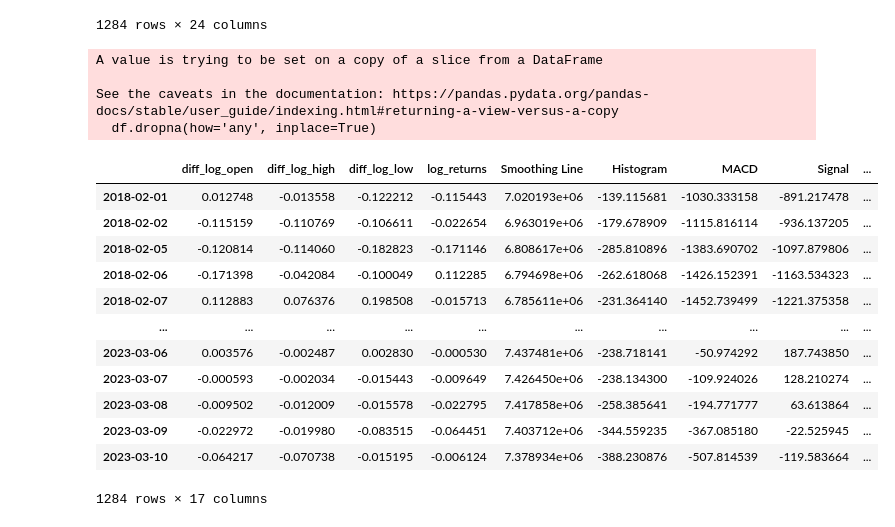
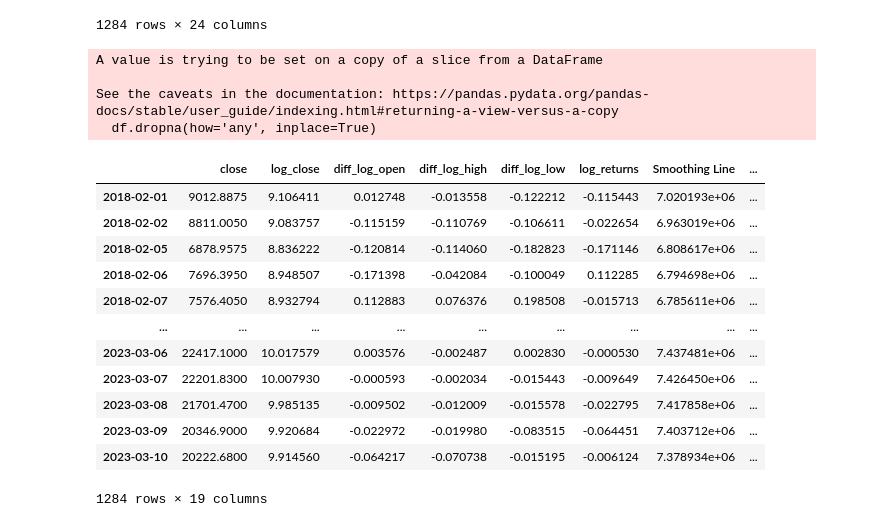
Before and after one commit to d1vory/Bitcoin-Price-Prediction, a Jupyter notebook: models/dataset_maker.ipynb, the cells around one changed output. Saved outputs shown, nothing was run; the diff lists cells and outputs as text; code cells hidden in the pictures.

```diff
--- a/models/dataset_maker.ipynb
+++ b/models/dataset_maker.ipynb
@@ -235,29 +237,29 @@ diffed
 1284 rows × 24 columns
 # %%
 selected_rows = [
-    'diff_log_open', 'diff_log_high', 'diff_log_low', 'log_returns',
+    'close', 'log_close', 'diff_log_open', 'diff_log_high', 'diff_log_low', 'log_returns',
     SMOOTHING_LINE, HISTOGRAM, MACD, SIGNAL, RSI, RSI_MA, OBV, ADX, NV,
     'fear_greed', 'btc_dominance_close', 'btc_dominance_volume', 'sp500_close'
 ]
 
 df = diffed[selected_rows]
 df.dropna(how='any', inplace=True)
 df
 # %% [output]
 A value is trying to be set on a copy of a slice from a DataFrame
 
 See the caveats in the documentation: https://pandas.pydata.org/pandas-docs/stable/user_guide/indexing.html#returning-a-view-versus-a-copy
   df.dropna(how='any', inplace=True)
-|  | diff_log_open | diff_log_high | diff_log_low | log_returns | Smoothing Line | Histogram | MACD | Signal | ... |
-| 2018-02-01 | 0.012748 | -0.013558 | -0.122212 | -0.115443 | 7.020193e+06 | -139.115681 | -1030.333158 | -891.217478 | ... |
-| 2018-02-02 | -0.115159 | -0.110769 | -0.106611 | -0.022654 | 6.963019e+06 | -179.678909 | -1115.816114 | -936.137205 | ... |
-| 2018-02-05 | -0.120814 | -0.114060 | -0.182823 | -0.171146 | 6.808617e+06 | -285.810896 | -1383.690702 | -1097.879806 | ... |
-| 2018-02-06 | -0.171398 | -0.042084 | -0.100049 | 0.112285 | 6.794698e+06 | -262.618068 | -1426.152391 | -1163.534323 | ... |
-| 2018-02-07 | 0.112883 | 0.076376 | 0.198508 | -0.015713 | 6.785611e+06 | -231.364140 | -1452.739499 | -1221.375358 | ... |
-| ... | ... | ... | ... | ... | ... | ... | ... | ... | ... |
-| 2023-03-06 | 0.003576 | -0.002487 | 0.002830 | -0.000530 | 7.437481e+06 | -238.718141 | -50.974292 | 187.743850 | ... |
-| 2023-03-07 | -0.000593 | -0.002034 | -0.015443 | -0.009649 | 7.426450e+06 | -238.134300 | -109.924026 | 128.210274 | ... |
-| 2023-03-08 | -0.009502 | -0.012009 | -0.015578 | -0.022795 | 7.417858e+06 | -258.385641 | -194.771777 | 63.613864 | ... |
-| 2023-03-09 | -0.022972 | -0.019980 | -0.083515 | -0.064451 | 7.403712e+06 | -344.559235 | -367.085180 | -22.525945 | ... |
-| 2023-03-10 | -0.064217 | -0.070738 | -0.015195 | -0.006124 | 7.378934e+06 | -388.230876 | -507.814539 | -119.583664 | ... |
+|  | close | log_close | diff_log_open | diff_log_high | diff_log_low | log_returns | Smoothing Line | ... |
+| 2018-02-01 | 9012.8875 | 9.106411 | 0.012748 | -0.013558 | -0.122212 | -0.115443 | 7.020193e+06 | ... |
+| 2018-02-02 | 8811.0050 | 9.083757 | -0.115159 | -0.110769 | -0.106611 | -0.022654 | 6.963019e+06 | ... |
+| 2018-02-05 | 6878.9575 | 8.836222 | -0.120814 | -0.114060 | -0.182823 | -0.171146 | 6.808617e+06 | ... |
+| 2018-02-06 | 7696.3950 | 8.948507 | -0.171398 | -0.042084 | -0.100049 | 0.112285 | 6.794698e+06 | ... |
+| 2018-02-07 | 7576.4050 | 8.932794 | 0.112883 | 0.076376 | 0.198508 | -0.015713 | 6.785611e+06 | ... |
+| ... | ... | ... | ... | ... | ... | ... | ... | ... |
+| 2023-03-06 | 22417.1000 | 10.017579 | 0.003576 | -0.002487 | 0.002830 | -0.000530 | 7.437481e+06 | ... |
+| 2023-03-07 | 22201.8300 | 10.007930 | -0.000593 | -0.002034 | -0.015443 | -0.009649 | 7.426450e+06 | ... |
+| 2023-03-08 | 21701.4700 | 9.985135 | -0.009502 | -0.012009 | -0.015578 | -0.022795 | 7.417858e+06 | ... |
+| 2023-03-09 | 20346.9000 | 9.920684 | -0.022972 | -0.019980 | -0.083515 | -0.064451 | 7.403712e+06 | ... |
+| 2023-03-10 | 20222.6800 | 9.914560 | -0.064217 | -0.070738 | -0.015195 | -0.006124 | 7.378934e+06 | ... |
-1284 rows × 17 columns
+1284 rows × 19 columns
```
Also changed, not shown: parts of 16 cells of this notebook, 21 other files.
